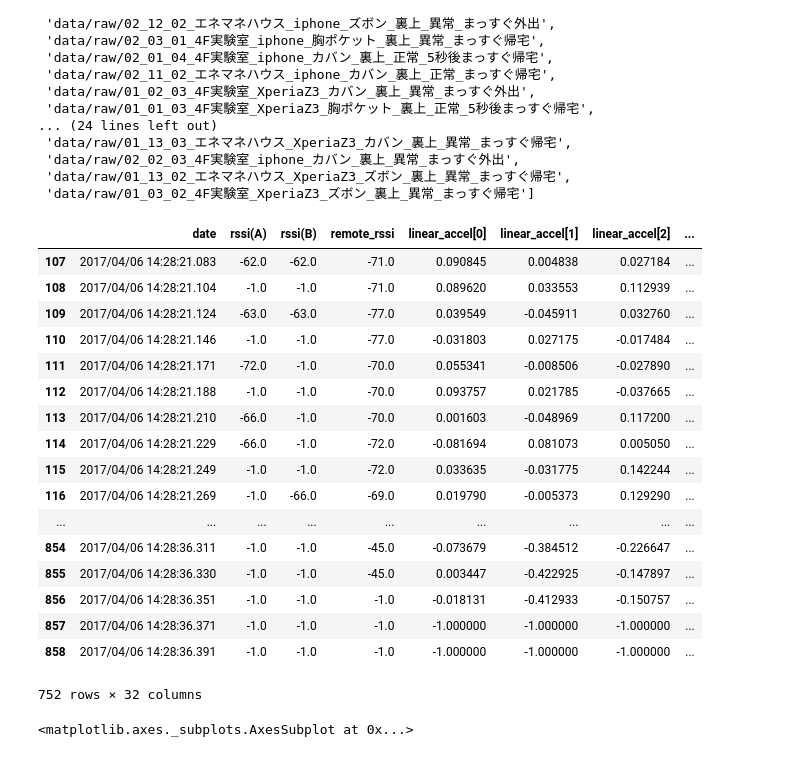
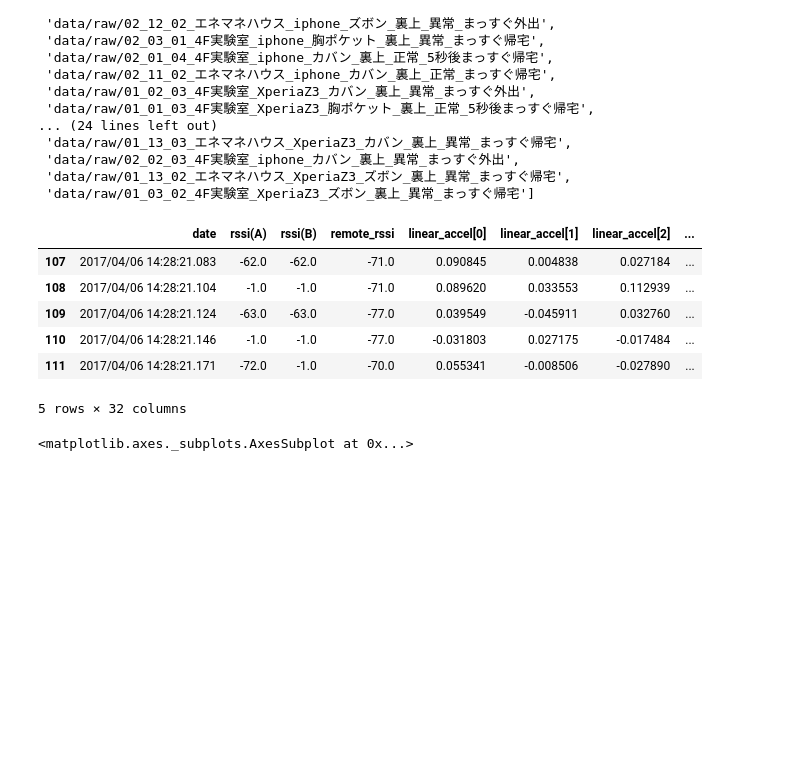
Before and after one commit to refluster/jupyter, a Jupyter notebook: 009.dkj_learn/datasets.ipynb, the cells around one changed output. Cells and saved outputs as stored; diff of their text form; code cells hidden in the pictures; blank space fills up the shorter version.

```diff
--- a/009.dkj_learn/datasets.ipynb
+++ b/009.dkj_learn/datasets.ipynb
@@ -23,39 +23,31 @@ d
 # %%
 import numpy as np
 import pandas as pd
 from matplotlib import pyplot as plt
 %matplotlib inline
 f = glob.glob(d[0] + '/*.csv')
 df = pd.read_csv(f[0])
 
 # remove unsaved parameters
 del df['temperature']
 del df['humidity']
 
 # remove data while rssi is not recorded
 first_rssi_idx = np.where(df['rssi(A)'].as_matrix() != -1)[0][0]
 first_rssi_idx
 df = df.ix[first_rssi_idx:, :]
-df
+
+# adjust the value of button pushed data
+df[df['btn_push'] == -1, 'btn_push'] =
+df.head()
 # %% [output]
 |  | date | rssi(A) | rssi(B) | remote_rssi | linear_accel[0] | linear_accel[1] | linear_accel[2] | ... |
 | 107 | 2017/04/06 14:28:21.083 | -62.0 | -62.0 | -71.0 | 0.090845 | 0.004838 | 0.027184 | ... |
 | 108 | 2017/04/06 14:28:21.104 | -1.0 | -1.0 | -71.0 | 0.089620 | 0.033553 | 0.112939 | ... |
 | 109 | 2017/04/06 14:28:21.124 | -63.0 | -63.0 | -77.0 | 0.039549 | -0.045911 | 0.032760 | ... |
 | 110 | 2017/04/06 14:28:21.146 | -1.0 | -1.0 | -77.0 | -0.031803 | 0.027175 | -0.017484 | ... |
 | 111 | 2017/04/06 14:28:21.171 | -72.0 | -1.0 | -70.0 | 0.055341 | -0.008506 | -0.027890 | ... |
-| 112 | 2017/04/06 14:28:21.188 | -1.0 | -1.0 | -70.0 | 0.093757 | 0.021785 | -0.037665 | ... |
-| 113 | 2017/04/06 14:28:21.210 | -66.0 | -1.0 | -70.0 | 0.001603 | -0.048969 | 0.117200 | ... |
-| 114 | 2017/04/06 14:28:21.229 | -66.0 | -1.0 | -72.0 | -0.081694 | 0.081073 | 0.005050 | ... |
-| 115 | 2017/04/06 14:28:21.249 | -1.0 | -1.0 | -72.0 | 0.033635 | -0.031775 | 0.142244 | ... |
-| 116 | 2017/04/06 14:28:21.269 | -1.0 | -66.0 | -69.0 | 0.019790 | -0.005373 | 0.129290 | ... |
-| ... | ... | ... | ... | ... | ... | ... | ... | ... |
-| 854 | 2017/04/06 14:28:36.311 | -1.0 | -1.0 | -45.0 | -0.073679 | -0.384512 | -0.226647 | ... |
-| 855 | 2017/04/06 14:28:36.330 | -1.0 | -1.0 | -45.0 | 0.003447 | -0.422925 | -0.147897 | ... |
-| 856 | 2017/04/06 14:28:36.351 | -1.0 | -1.0 | -1.0 | -0.018131 | -0.412933 | -0.150757 | ... |
-| 857 | 2017/04/06 14:28:36.371 | -1.0 | -1.0 | -1.0 | -1.000000 | -1.000000 | -1.000000 | ... |
-| 858 | 2017/04/06 14:28:36.391 | -1.0 | -1.0 | -1.0 | -1.000000 | -1.000000 | -1.000000 | ... |
-752 rows × 32 columns
+5 rows × 32 columns
 # %%
 data[['rssi(A)']].plot()
 # %% [output]
```
